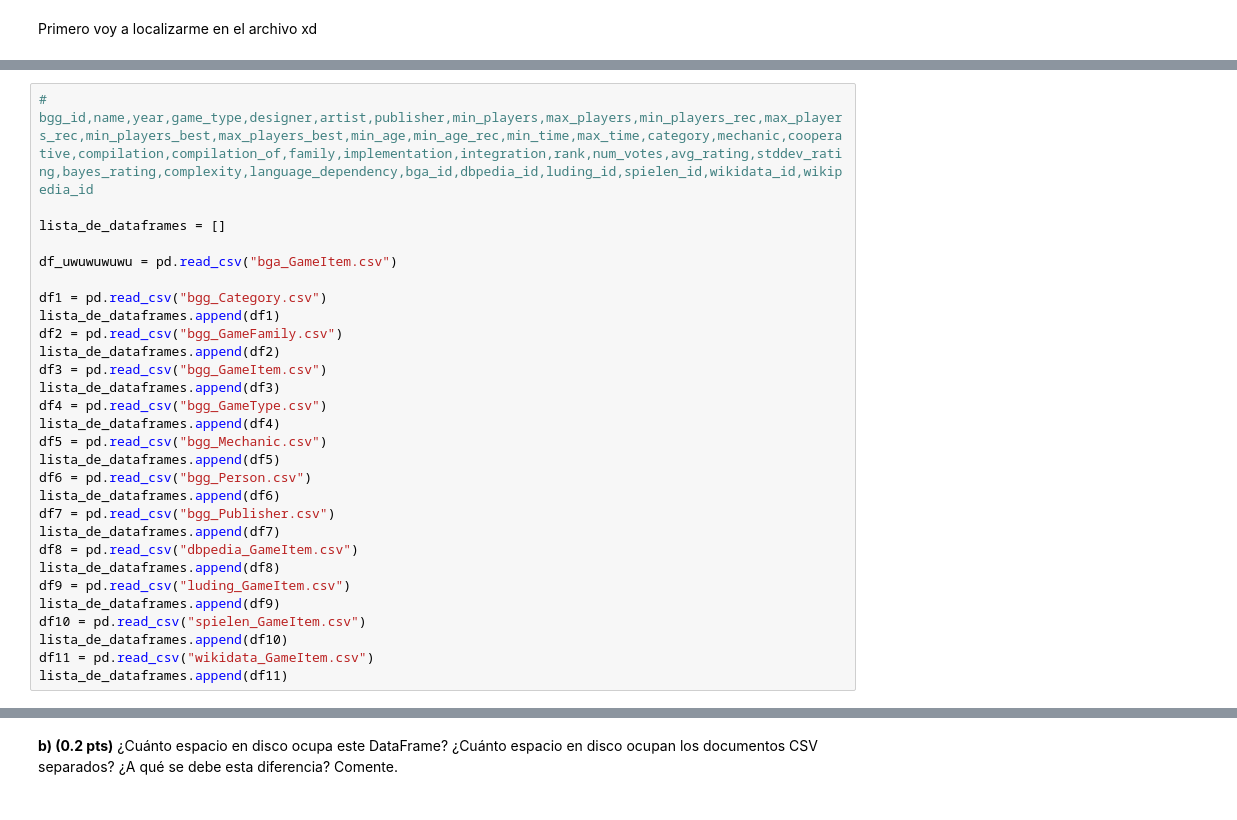
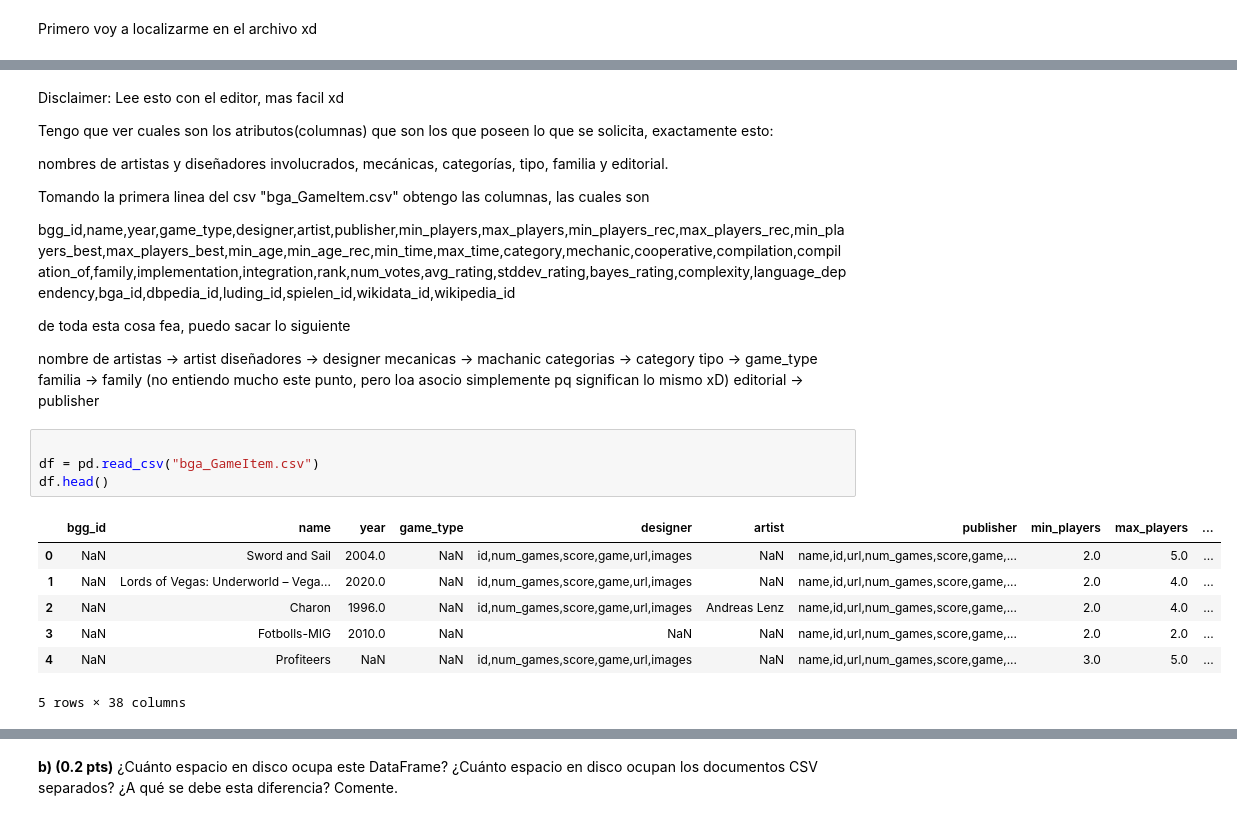
Before and after one commit to LmChicao/IMT2200-Lucas-Chicao, a Jupyter notebook: Tareas/Tarea 1/IMT2200-25s2 - Tarea 01.ipynb, the cells around one changed output, grey strips where cells are left out. Drawn from its saved outputs; the diff is of its cells as text.

```diff
--- a/Tareas/Tarea 1/IMT2200-25s2 - Tarea 01.ipynb
+++ b/Tareas/Tarea 1/IMT2200-25s2 - Tarea 01.ipynb
@@ -125,29 +128,34 @@ C:\Users\lchicao
+# %% [markdown]
+Disclaimer: Lee esto con el editor, mas facil xd
+
+
+Tengo que ver cuales son los atributos(columnas) que son los que poseen lo que se solicita, exactamente esto:
+
+nombres de artistas y diseñadores involucrados, mecánicas, categorías, tipo, familia y editorial.
+
+Tomando la primera linea del csv "bga_GameItem.csv" obtengo las columnas, las cuales son
+
+bgg_id,name,year,game_type,designer,artist,publisher,min_players,max_players,min_players_rec,max_players_rec,min_players_best,max_players_best,min_age,min_age_rec,min_time,max_time,category,mechanic,cooperative,compilation,compilation_of,family,implementation,integration,rank,num_votes,avg_rating,stddev_rating,bayes_rating,complexity,language_dependency,bga_id,dbpedia_id,luding_id,spielen_id,wikidata_id,wikipedia_id
+
+de toda esta cosa fea, puedo sacar lo siguiente
+
+
+nombre de artistas -> artist
+diseñadores -> designer
+mecanicas -> machanic
+categorias -> category
+tipo -> game_type
+familia -> family (no entiendo mucho este punto, pero loa asocio simplemente pq significan lo mismo xD)
+editorial -> publisher
 # %%
-# bgg_id,name,year,game_type,designer,artist,publisher,min_players,max_players,min_players_rec,max_players_rec,min_players_best,max_players_best,min_age,min_age_rec,min_time,max_time,category,mechanic,cooperative,compilation,compilation_of,family,implementation,integration,rank,num_votes,avg_rating,stddev_rating,bayes_rating,complexity,language_dependency,bga_id,dbpedia_id,luding_id,spielen_id,wikidata_id,wikipedia_id
 
-lista_de_dataframes = []
-
-df_uwuwuwuwu = pd.read_csv("bga_GameItem.csv")
-
-df1 = pd.read_csv("bgg_Category.csv")
-lista_de_dataframes.append(df1)
-df2 = pd.read_csv("bgg_GameFamily.csv")
-lista_de_dataframes.append(df2)
-df3 = pd.read_csv("bgg_GameItem.csv")
-lista_de_dataframes.append(df3)
-df4 = pd.read_csv("bgg_GameType.csv")
-lista_de_dataframes.append(df4)
-df5 = pd.read_csv("bgg_Mechanic.csv")
-lista_de_dataframes.append(df5)
-df6 = pd.read_csv("bgg_Person.csv")
-lista_de_dataframes.append(df6)
-df7 = pd.read_csv("bgg_Publisher.csv")
-lista_de_dataframes.append(df7)
-df8 = pd.read_csv("dbpedia_GameItem.csv")
-lista_de_dataframes.append(df8)
-df9 = pd.read_csv("luding_GameItem.csv")
-lista_de_dataframes.append(df9)
-df10 = pd.read_csv("spielen_GameItem.csv")
-lista_de_dataframes.append(df10)
-df11 = pd.read_csv("wikidata_GameItem.csv")
-lista_de_dataframes.append(df11)
+df = pd.read_csv("bga_GameItem.csv")
+df.head()
+# %% [output]
+|  | bgg_id | name | year | game_type | designer | artist | publisher | min_players | max_players | ... |
+| 0 | NaN | Sword and Sail | 2004.0 | NaN | id,num_games,score,game,url,images | NaN | name,id,url,num_games,score,game,... | 2.0 | 5.0 | ... |
+| 1 | NaN | Lords of Vegas: Underworld – Vega... | 2020.0 | NaN | id,num_games,score,game,url,images | NaN | name,id,url,num_games,score,game,... | 2.0 | 4.0 | ... |
+| 2 | NaN | Charon | 1996.0 | NaN | id,num_games,score,game,url,images | Andreas Lenz | name,id,url,num_games,score,game,... | 2.0 | 4.0 | ... |
+| 3 | NaN | Fotbolls-MIG | 2010.0 | NaN | NaN | NaN | name,id,url,num_games,score,game,... | 2.0 | 2.0 | ... |
+| 4 | NaN | Profiteers | NaN | NaN | id,num_games,score,game,url,images | NaN | name,id,url,num_games,score,game,... | 3.0 | 5.0 | ... |
+5 rows × 38 columns
```
Also changed, not shown: parts of 13 cells of this notebook, 1 other file.
